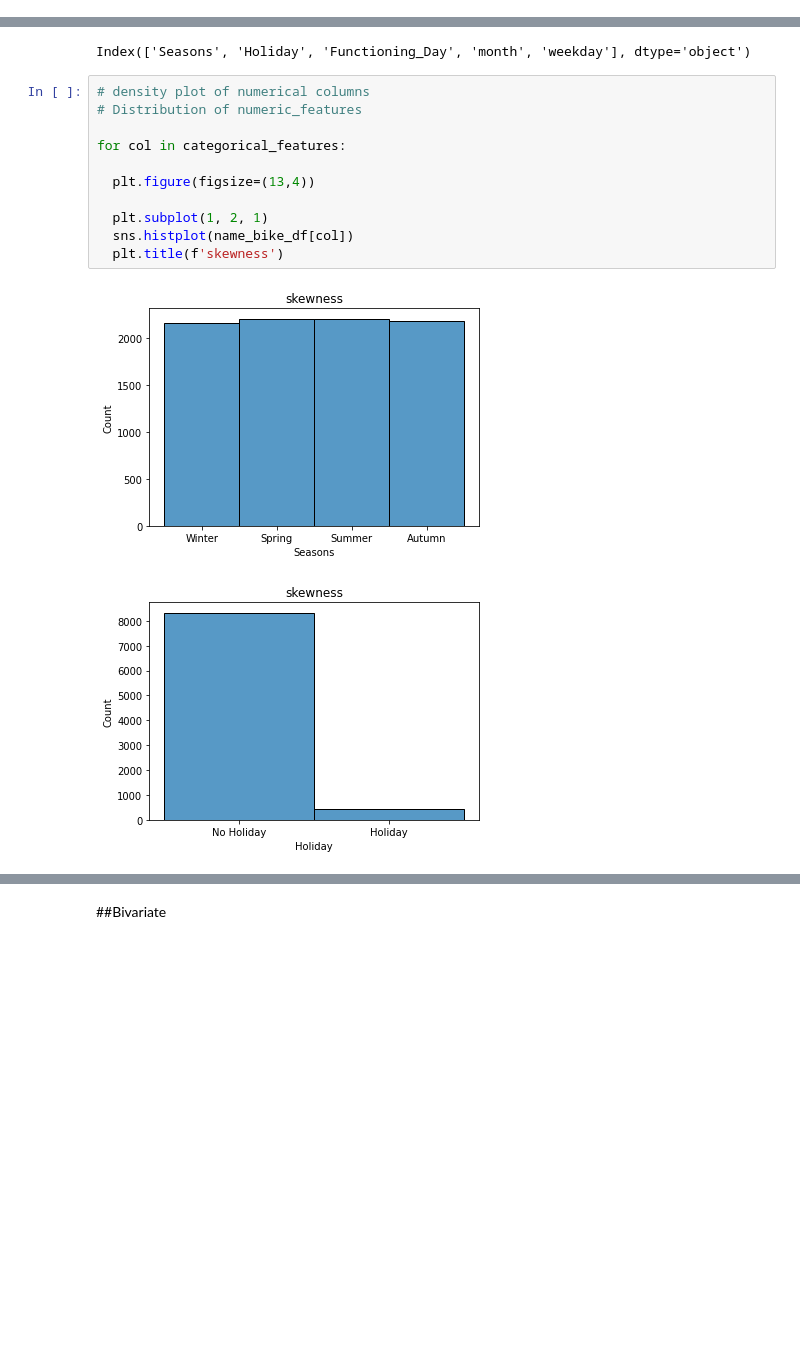
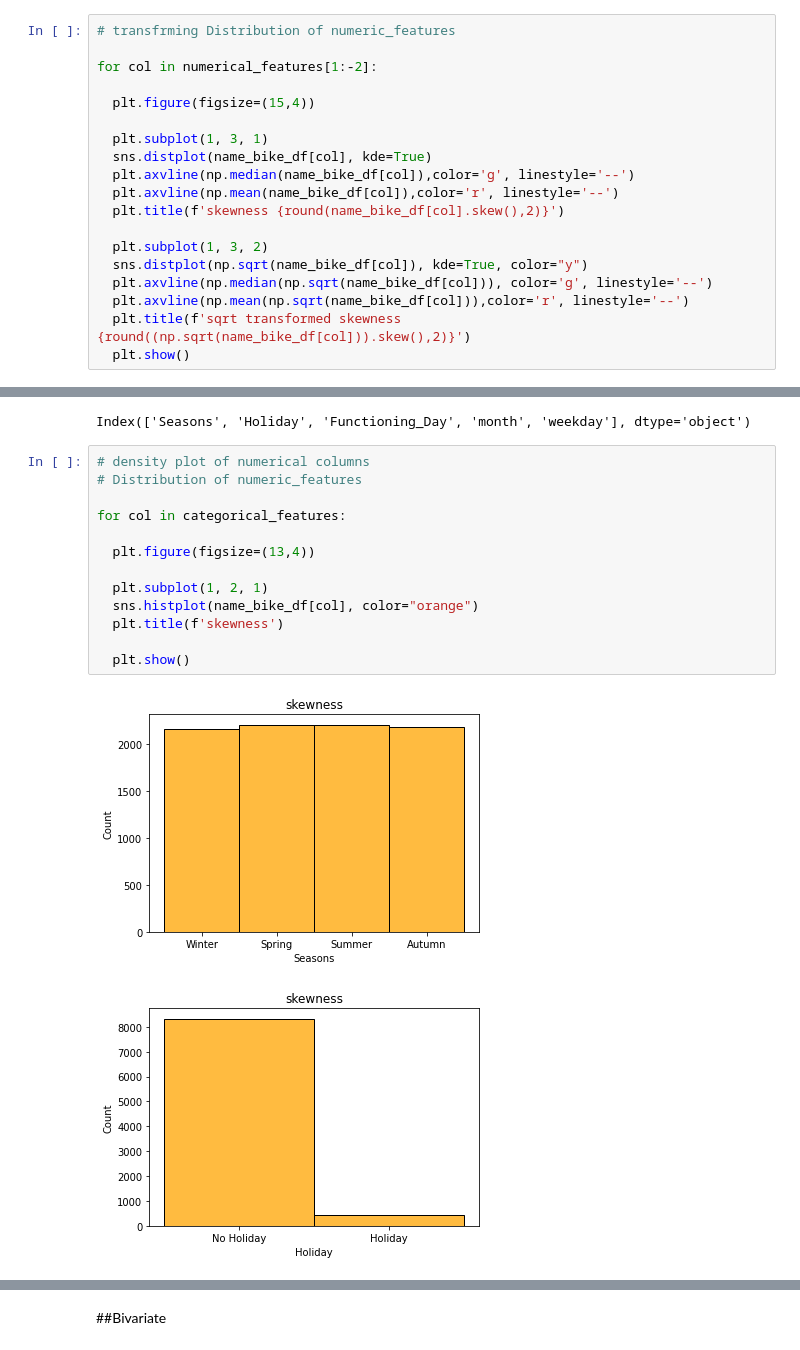
Before and after one commit to GODxFATHER/Bike-Sharing-Demand-Prediction, a Jupyter notebook: Bike_Sharing_Demand_Prediction_Capstone_Project.ipynb, the cells around one changed output, grey strips where cells are left out. Drawn from its saved outputs; the diff is of its cells as text; blank space fills up the shorter version.

```diff
--- a/Bike_Sharing_Demand_Prediction_Capstone_Project.ipynb
+++ b/Bike_Sharing_Demand_Prediction_Capstone_Project.ipynb
@@ -271,3 +321,22 @@ for col in numerical_features[1:-2]:
 [figure]
 [figure]
 [figure]
+# %%
+# transfrming Distribution of numeric_features
+
+for col in numerical_features[1:-2]:
+
+  plt.figure(figsize=(15,4))
+
+  plt.subplot(1, 3, 1)
+  sns.distplot(name_bike_df[col], kde=True)
+  plt.axvline(np.median(name_bike_df[col]),color='g', linestyle='--')
+  plt.axvline(np.mean(name_bike_df[col]),color='r', linestyle='--')
+  plt.title(f'skewness {round(name_bike_df[col].skew(),2)}')
+
+  plt.subplot(1, 3, 2)
+  sns.distplot(np.sqrt(name_bike_df[col]), kde=True, color="y")
+  plt.axvline(np.median(np.sqrt(name_bike_df[col])), color='g', linestyle='--')
+  plt.axvline(np.mean(np.sqrt(name_bike_df[col])),color='r', linestyle='--')
+  plt.title(f'sqrt transformed skewness {round((np.sqrt(name_bike_df[col])).skew(),2)}')
+  plt.show()
@@ -281,14 +360,16 @@ Index(['Seasons', 'Holiday', 'Functioning_Day', 'month', 'weekday'], dtype='obje
 # %%
 # density plot of numerical columns
 # Distribution of numeric_features
 
 for col in categorical_features:
 
   plt.figure(figsize=(13,4))
 
   plt.subplot(1, 2, 1)
-  sns.histplot(name_bike_df[col])
+  sns.histplot(name_bike_df[col], color="orange")
   plt.title(f'skewness')
+
+  plt.show()
 # %% [output]
-[figure, old version]
+[figure, new version]
-[figure, old version]
+[figure, new version]
```
Also changed, not shown: parts of 35 cells of this notebook.
